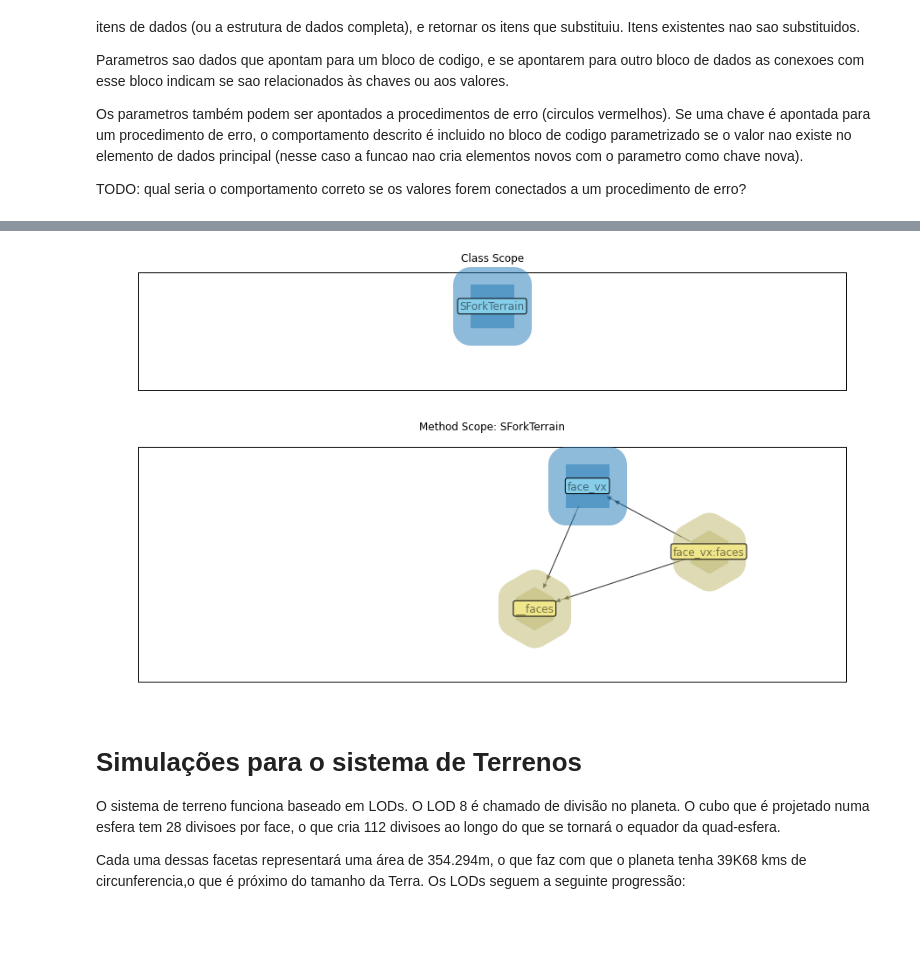
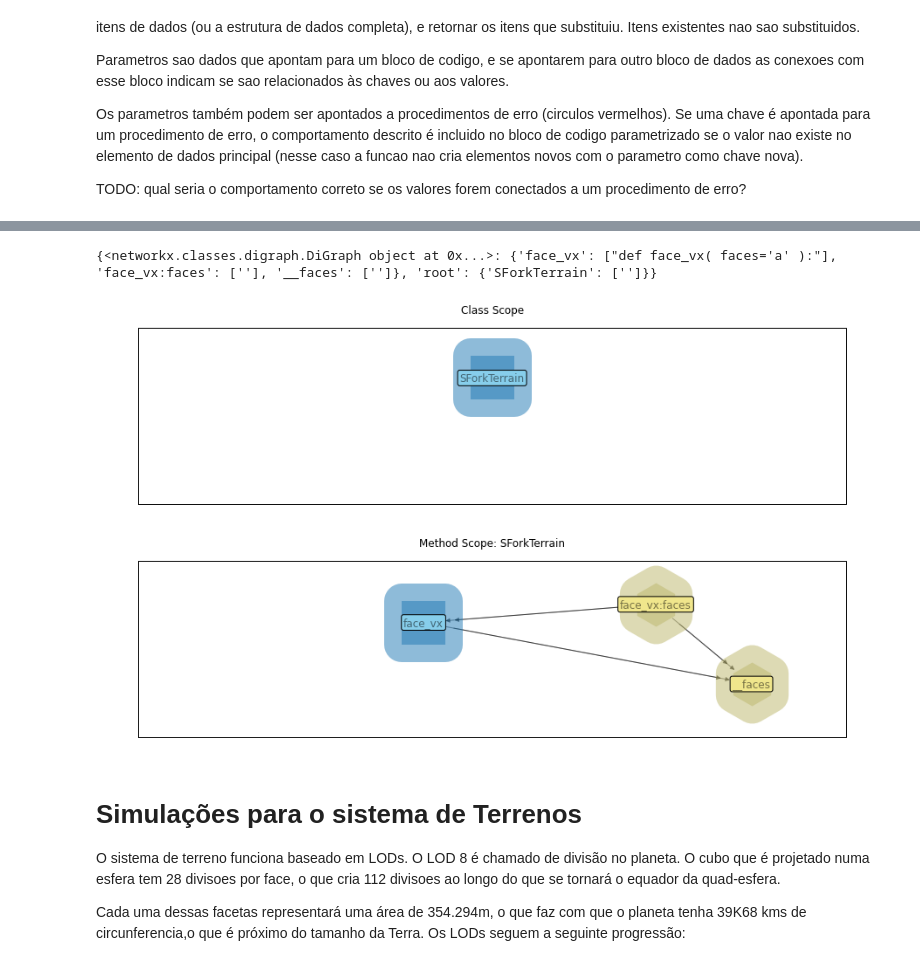
Before and after one commit to casson-projects-2020/active-bolt, a Jupyter notebook: 3d_engines_essays/skin-fork-3D.ipynb, the cells around one changed output, grey strips where cells are left out. Drawn from its saved outputs; the diff is of its cells as text; code cells hidden in the pictures; blank space fills up the shorter version.

```diff
--- a/3d_engines_essays/skin-fork-3D.ipynb
+++ b/3d_engines_essays/skin-fork-3D.ipynb
@@ -83,13 +179,13 @@ sub2.set_title( "Method Scope: SForkTerrain" )
 
 
 higher = nx.DiGraph( scope="class" )
-higher.add_node( "SForkTerrain", test=1 )
+higher.add_node( "SForkTerrain" )
 
 nx.draw( higher, ax=sub1, linewidths=40, with_labels=True, node_shape="s", alpha=0.5, node_size=2500, bbox=dict(facecolor="skyblue", edgecolor='black', boxstyle='round,pad=0.2'))
 
 gran1 = nx.DiGraph( scope="method", parent=higher )
 gran1.add_node( "face_vx" )
-gran1.add_node( "face_vx:faces", type="dict", data="a" )
+gran1.add_node( "face_vx:faces", type="dict", data="""'a'""" )
 gran1.add_edge( 'face_vx:faces', 'face_vx' )
 
 gran1.add_node( "__faces", type="dict", data="""
@@ -109,34 +205,84 @@ types = { "exe": "s", "dict": "h" }
 sx = [ "s" if "type" not in gran1.nodes[ id ] else types[ gran1.nodes[ id ][ "type" ]] for id in gran1.nodes()]
 shapes = list( set( sx ))
 nPos = nx.layout.spring_layout( gran1 )
 coords = np.array( list( nPos.values()))
 sPos = nx.rescale_layout( coords, scale = 0.8 )
 sPos[:,1] -= 0.3
 sPos = sPos.tolist()
 
 
 shpars = {
     "s": { "linewidths": 40,
               "with_labels": True,
               "alpha": 0.5,
               "node_size": 2500, "bbox": dict(facecolor="skyblue", edgecolor='black', boxstyle='round,pad=0.2')
          },
     "h": { "linewidths": 40,
               "with_labels": True,
               "alpha": 0.5, "node_color": "darkkhaki",
               "node_size": 2500, "bbox": dict(facecolor="khaki", edgecolor='black', boxstyle='round,pad=0.2')
          }
 }
 
 for shape in shapes:
     nlist = [ id for i, id in enumerate( gran1.nodes()) if sx[ i ] == shape ]
     lbldct = { v: v for v in nlist }
     pos = { tp[ 0 ]: sPos[ i ] for i, tp in enumerate( nPos.items())}
     kpars = { "ax": sub2, "nodelist": nlist, "node_shape": shape, "labels": lbldct,
                  "pos": pos, **shpars[ shape ]}
     nx.draw( gran1, **kpars )
+
+
+scopes = [ "method", "class" ]
+graphs = [ higher, gran1 ]
+
+
+def gen_python( graphs, scoped ):
+    # dict to contain generated code (since we cannot change the networkx graph dicts)
+    code = {}
+
+    # starting with the LSS (least significant scope)
+    for scope in scopes:
+
+        # notice that a graph without scope will not be processed
+        levels = [ graph for graph in graphs if graph.graph[ "scope" ] == scope ]
+
+        for level in levels:
+            nodes = [ id for id in level.nodes()]
+            parent = "root"
+            if "parent" in level.graph: parent = level.graph[ "parent" ]
+            code[ parent ] = {}
+            code_ = code[ parent ]
+
+            for nodeid in nodes:
+                node = level.nodes[ nodeid ]
+                code_[ nodeid ] = [""]
+                c = code_[ nodeid ]
+
+                # all exes that have method scope should generate a "def "
+                isexe = ( "type" not in node )
+                if "type" in node: isexe = ( node[ "type" ] == "exe" )
+
+                if isexe and scope == "method":
+                    c[-1] += "def " + nodeid + "("
+
+                    # detect all parameters
+                    for cddt in level.predecessors( nodeid ):
+                        if ( nodeid + ":" ) in cddt:
+                            c[-1] += " " + cddt.replace( nodeid + ":","" )
+                            if "data" in level.nodes[ cddt ]:
+                                c[-1] += "=" + level.nodes[ cddt ][ "data" ]
+                            c[-1] += ","
+
+                    c[-1] += "):"
+                    c[-1] = c[-1].replace( ",)", " )" )
+    return code
+
+# edge-fare pode ser o nome desse projeto
+print( gen_python( graphs, scopes ))
 # %% [output]
+{<networkx.classes.digraph.DiGraph object at 0x...>: {'face_vx': ["def face_vx( faces='a' ):"], 'face_vx:faces': [''], '__faces': ['']}, 'root': {'SForkTerrain': ['']}}
-[figure, old version]
+[figure, new version]
 # %%
 # Subplot 1
 plt.subplot(2, 2, 1)
```
Also changed, not shown: parts of 5 cells of this notebook.
